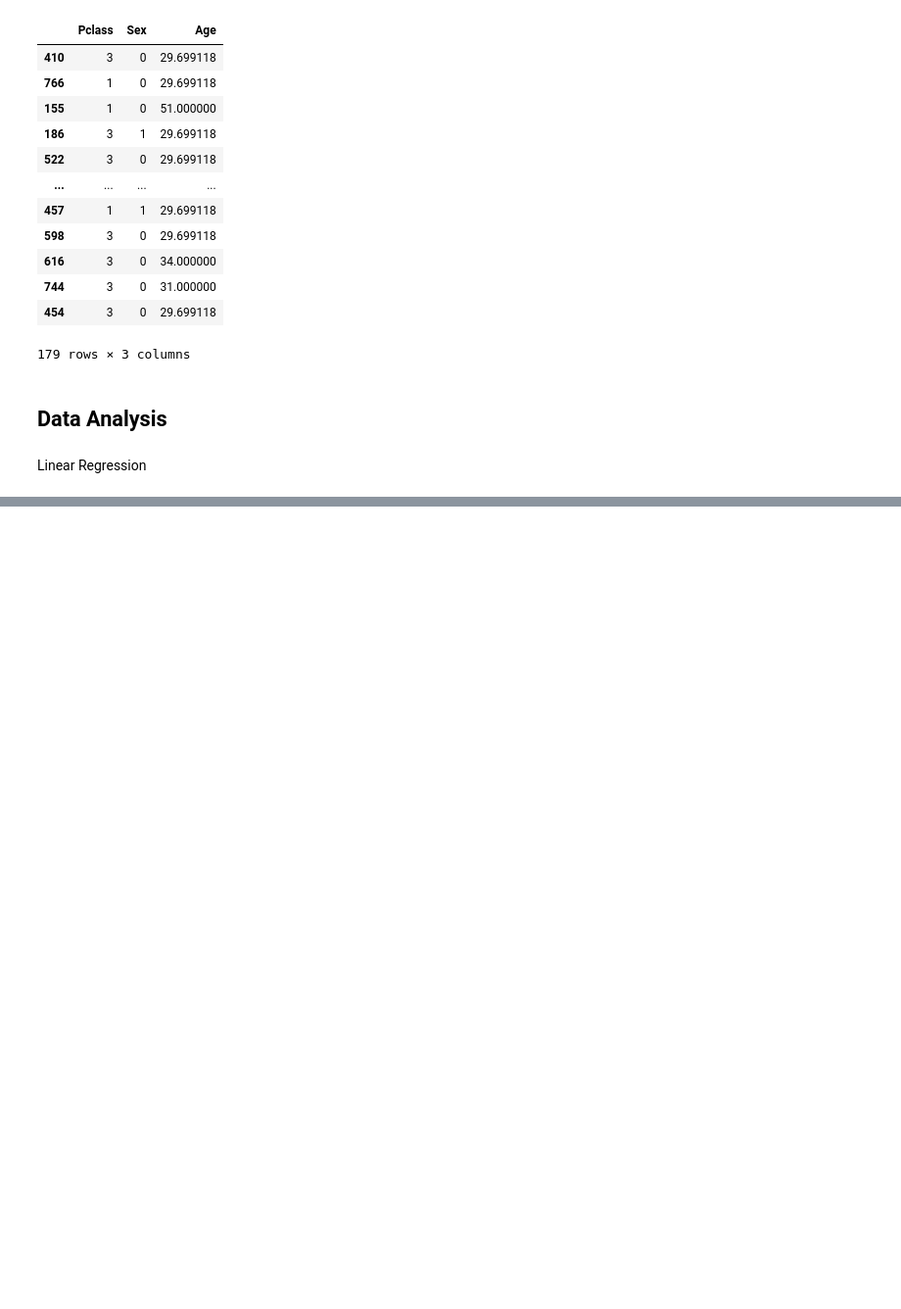
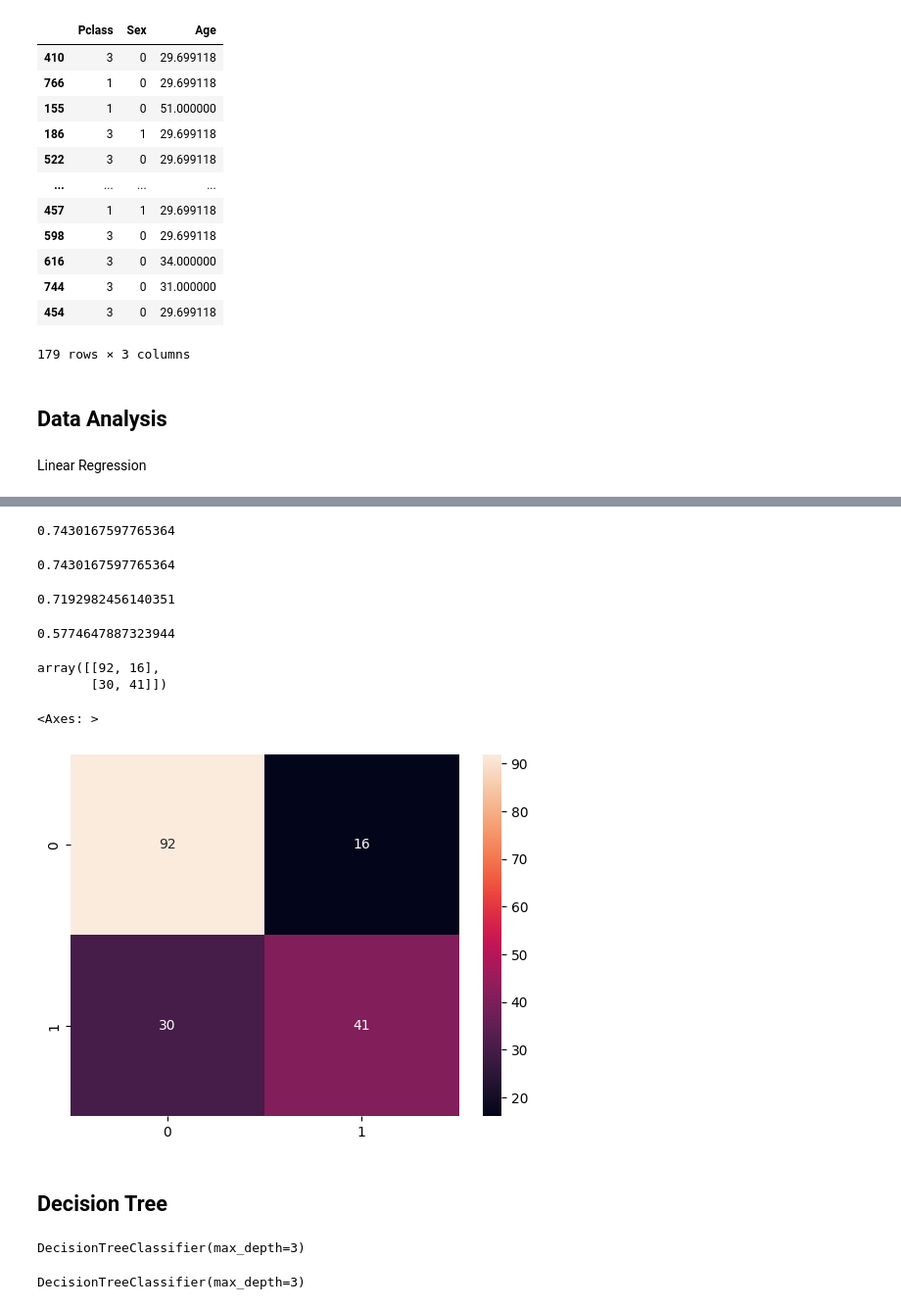
Before and after one commit to 27priyanshu/Machine-Learning-Models, a Jupyter notebook: Titanic.ipynb, the cells around one changed output, grey strips where cells are left out. Shown at 98% size. Cells and saved outputs as stored; diff of their text form; code cells hidden in the pictures; blank space fills up the shorter version.

```diff
--- a/Titanic.ipynb
+++ b/Titanic.ipynb
@@ -153,0 +214,5 @@ Linear Regression
+# %%
+model_lr = LogisticRegression(solver='liblinear')
+# %%
+# Training
+model_lr.fit(X_train,Y_train)
@@ -153,0 +221,3 @@ Linear Regression
+# %%
+y_pred_lg = model_lr.predict(X_test)
+y_pred_lg
@@ -153,0 +234,45 @@ Linear Regression
+# %%
+# Accuracy = true negatives + true positives / true positives + false positives + true negatives + false negatives
+accuracy_lg = model_lr.score(X_test,Y_real)
+accuracy_lg
+# %% [output]
+0.7430167597765364
+# %%
+# Here is another way to find the accuracy score
+acc_lg = metrics.accuracy_score(Y_real,y_pred_lg)
+acc_lg
+# %% [output]
+0.7430167597765364
+# %%
+precision_lg = metrics.precision_score(Y_real,y_pred_lg)
+precision_lg
+# %% [output]
+0.7192982456140351
+# %%
+rec_lg = metrics.recall_score(Y_real, y_pred_lg)
+rec_lg
+# %% [output]
+0.5774647887323944
+# %%
+cm_lg = metrics.confusion_matrix(Y_real,y_pred_lg)
+cm_lg
+# %% [output]
+array([[92, 16],
+       [30, 41]])
+# %%
+import seaborn as sns
+sns.heatmap(cm_lg, annot=True)
+# %% [output]
+<Axes: >
+[figure, added]
+# %% [markdown]
+## **Decision Tree**
+# %%
+model_dt = tree.DecisionTreeClassifier(max_depth=3)   #model with deph 3
+model_dt
+# %% [output]
+DecisionTreeClassifier(max_depth=3)
+# %%
+model_dt.fit(X_train,Y_train)
+# %% [output]
+DecisionTreeClassifier(max_depth=3)
```
Also changed, not shown: parts of 27 cells of this notebook.
